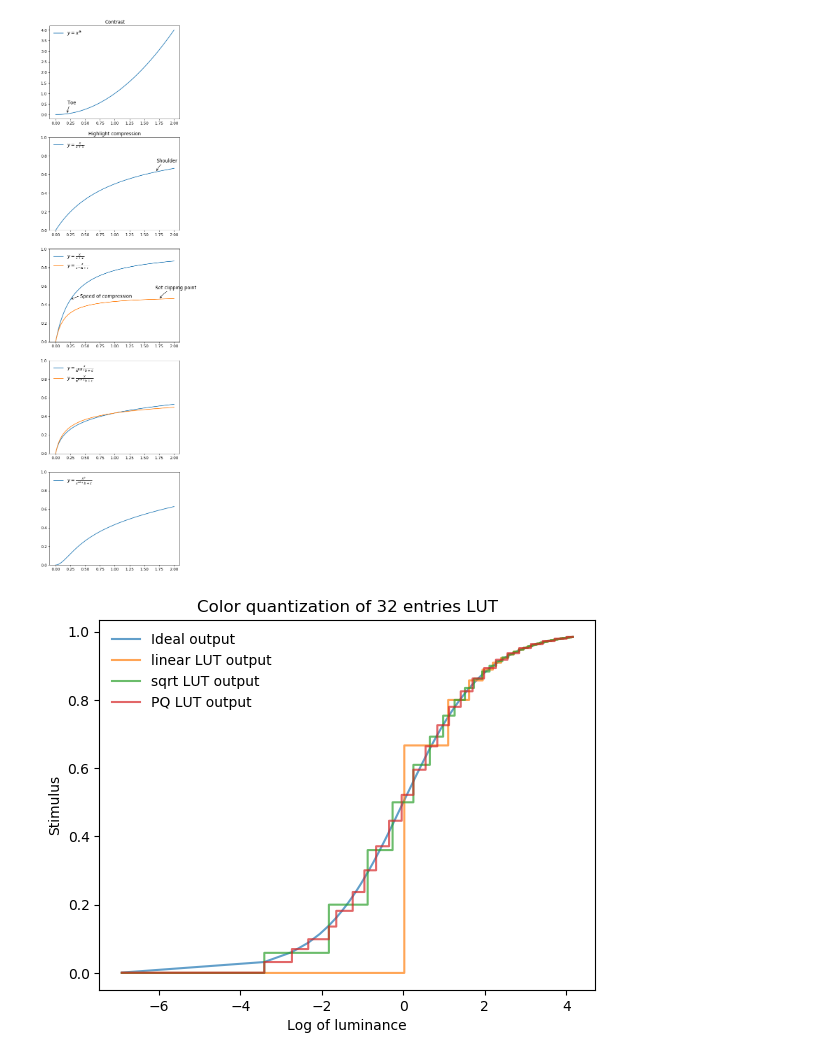
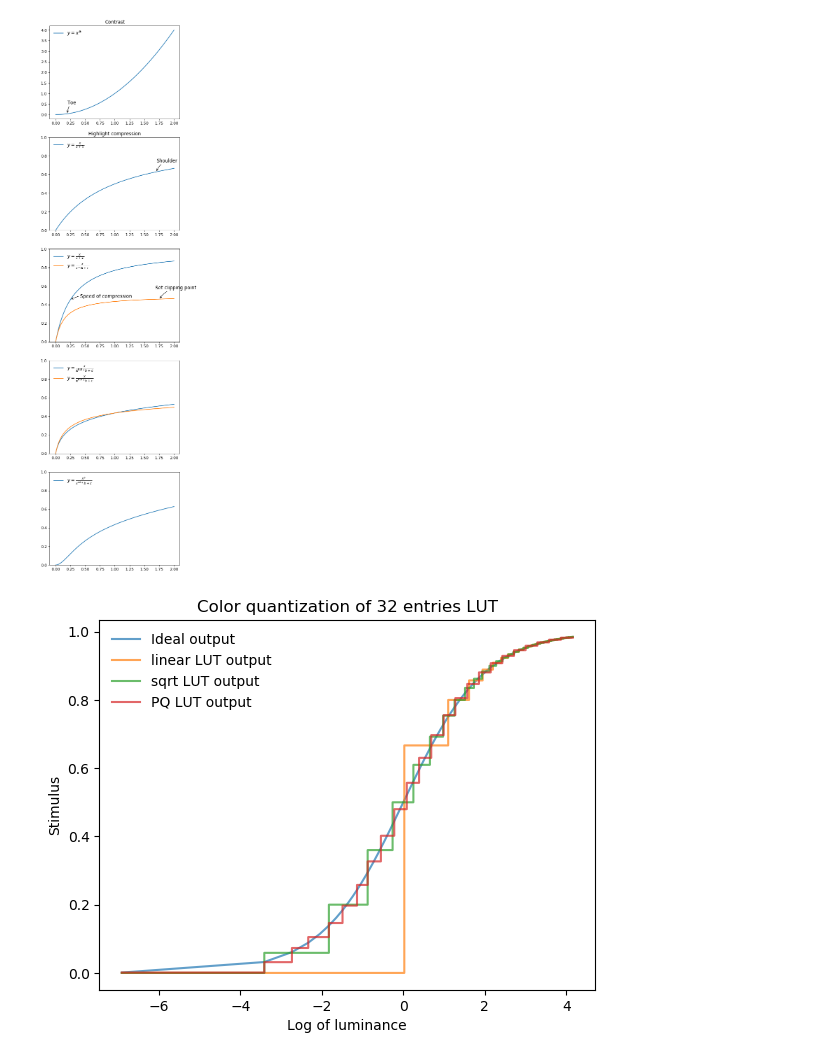
Before and after one commit to shihchinw/numex, a Jupyter notebook: notebooks/color_quantization.ipynb, the cells around one changed output. Saved outputs shown, nothing was run; the diff lists cells and outputs as text; code cells hidden in the pictures.

```diff
--- a/notebooks/color_quantization.ipynb
+++ b/notebooks/color_quantization.ipynb
@@ -282,47 +286,50 @@ plt.legend(loc='upper left', frameon=False, prop={'size': 12})
 <matplotlib.legend.Legend at 0x...>
 [figure]
 # %%
-def tonemap(x):
+def Reinhard_tonemap(x):
     return x / (x + 1.0)
 
 def slice_32(x):
     # Input should be in [0, 1]
     return np.around(x * 32) / 32
 
-def linear_to_PQ(x):
+def linear_to_PQ(x, max_pq_value=1000.0):
     # https://en.wikipedia.org/wiki/High-dynamic-range_video#Perceptual_Quantizer
     m1 = 0.1593017578125
     m2 = 78.84375
     c1 = 0.8359375
     c2 = 18.8515625
     c3 = 18.6875
-    p = np.power(x, m1)
+    p = np.power(x / max_pq_value, m1)
     return np.power((c1 + c2 * p) / (1.0 + c3 * p), m2)
 
-def PQ_to_linear(x):
+def PQ_to_linear(x, max_pq_value=1000.0):
     m1 = 0.1593017578125
     m2 = 78.84375
     c1 = 0.8359375
     c2 = 18.8515625
     c3 = 18.6875
     p = np.power(x, 1.0 / m2)
-    return np.power(np.maximum(p - c1, 0.0) / (c2 - c3 * p), 1.0 / m1)
+    return np.power(np.maximum(p - c1, 0.0) / (c2 - c3 * p), 1.0 / m1) * max_pq_value
 
 x = np.linspace(0.001, 64, 2000)
 xs = np.log(x)
-y = (tonemap(x))
+y = (Reinhard_tonemap(x))
 
-y_linear = (tonemap(slice_32(x / 64) * 64))
-y_sqrt = (tonemap(slice_32(np.sqrt(x / 64)) ** 2 * 64))
-y_pq = (tonemap(PQ_to_linear(slice_32(linear_to_PQ(x / 64))) * 64))
+y_linear = Reinhard_tonemap(slice_32(x / 64) * 64)
+y_sqrt = Reinhard_tonemap(slice_32(np.sqrt(x / 64)) ** 2 * 64)
+y_sqrt = Reinhard_tonemap(slice_32(np.sqrt(x / 64)) ** 2 * 64)
+y_pq = Reinhard_tonemap(PQ_to_linear(slice_32(linear_to_PQ(x, 100.0)), 100))
+
 plt.title('Color quantization of 32 entries LUT')
 plt.xlabel('Log of luminance')
 plt.ylabel('Stimulus')
 plt.plot(xs, y, label='Ideal output', **plot_style)
 plt.plot(xs, y_linear, drawstyle='steps-post', label='linear LUT output', **plot_style)
 plt.plot(xs, y_sqrt, drawstyle='steps-post', label='sqrt LUT output', **plot_style)
 plt.plot(xs, y_pq, drawstyle='steps-post', label='PQ LUT output', **plot_style)
 plt.legend(loc='upper left', frameon=False)
+# plt.savefig('lut_quantization.png', **fig_save_options)
 plt.show()
 # %% [output]
-[figure, old version]
+[figure, new version]
```
Also changed, not shown: parts of 14 cells of this notebook, 1 other file.
